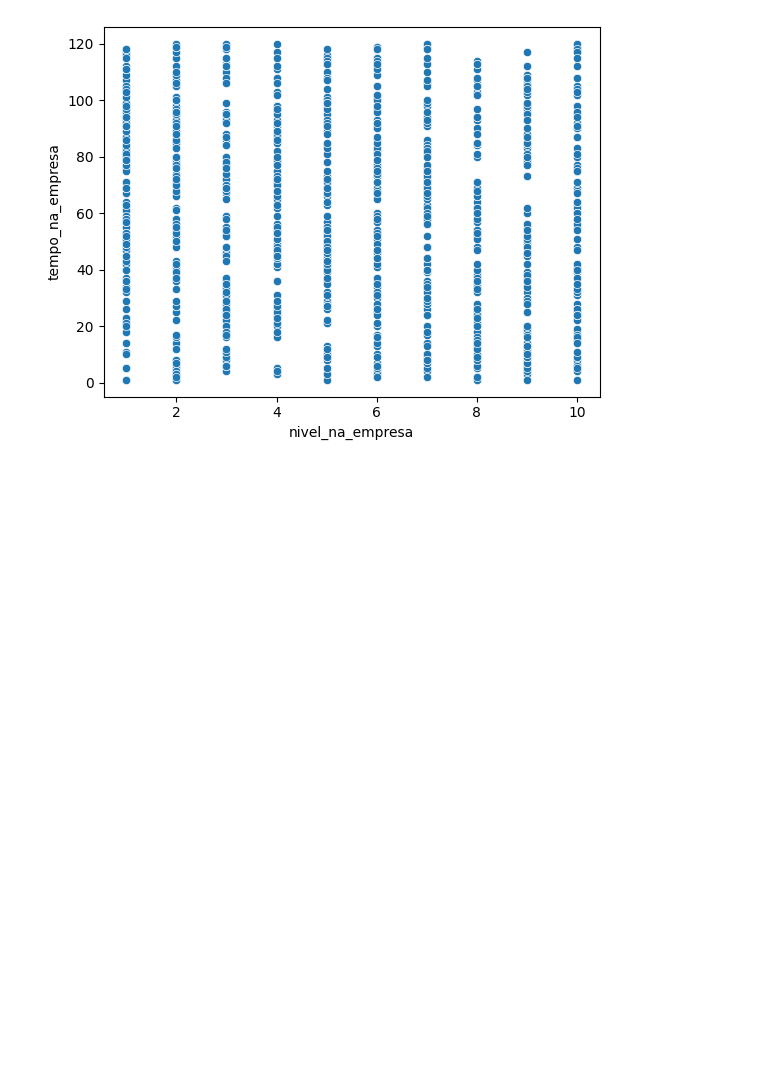
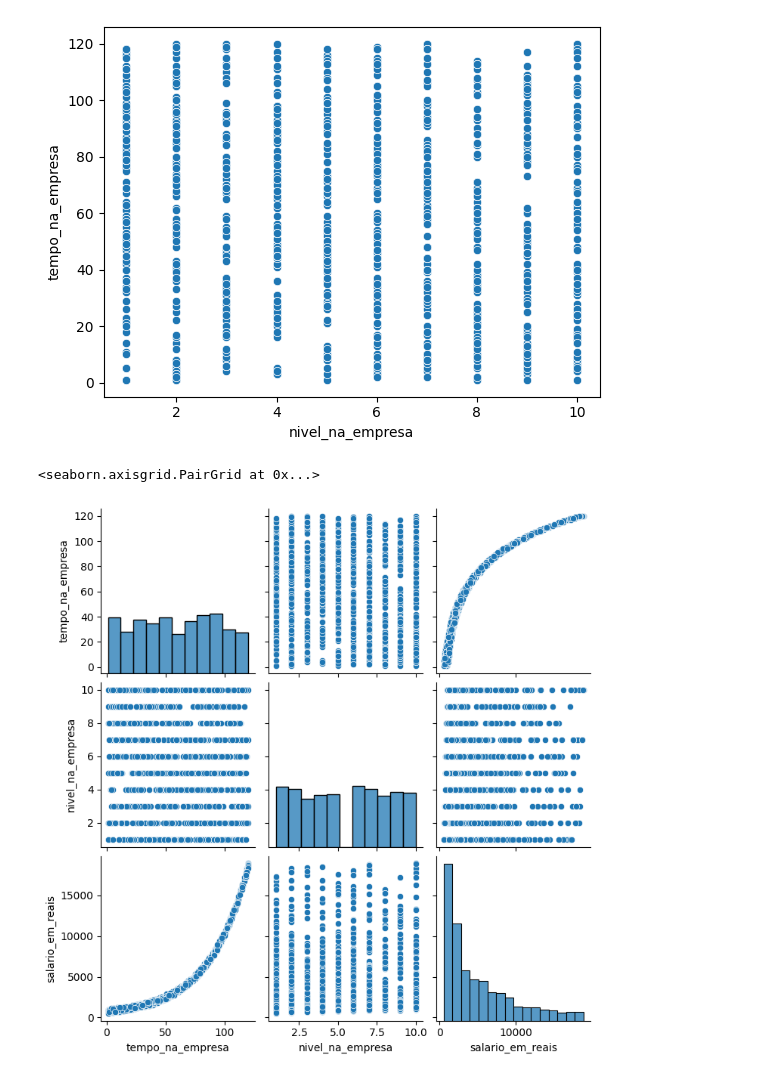
Before and after one commit to srmatheusmaciel/regressao_polinomial, a Jupyter notebook: modelo_salario.ipynb, the cells around one changed output. Drawn from its saved outputs; the diff is of its cells as text; code cells hidden in the pictures; blank space fills up the shorter version.

Commit message:
Analise grafica Scatterplot e histograma
Signed-off-by: Matheus Maciel <eumatheusmaciel@gmail.com>

```diff
--- a/modelo_salario.ipynb
+++ b/modelo_salario.ipynb
@@ -102,3 +102,9 @@ sns.scatterplot(data=df_salario_eda, x='nivel_na_empresa', y='tempo_na_empresa')
 # %% [output]
 <Axes: xlabel='nivel_na_empresa', ylabel='tempo_na_empresa'>
 [figure]
+# %%
+# Histogramas das variáveis
+sns.pairplot(df_salario_eda)
+# %% [output]
+<seaborn.axisgrid.PairGrid at 0x...>
+[figure, added]
```
